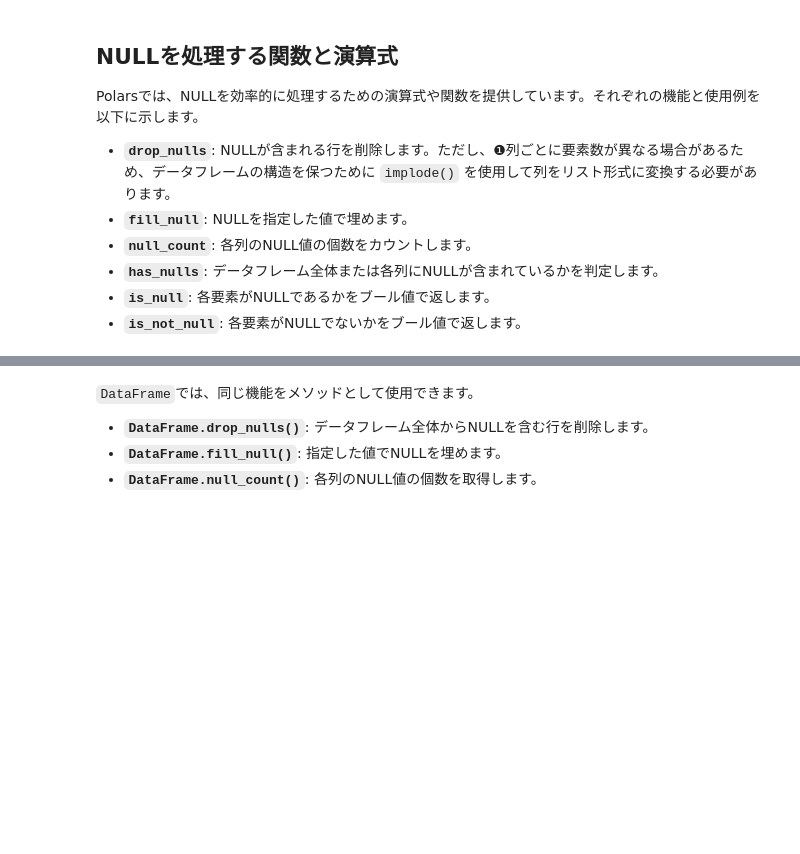
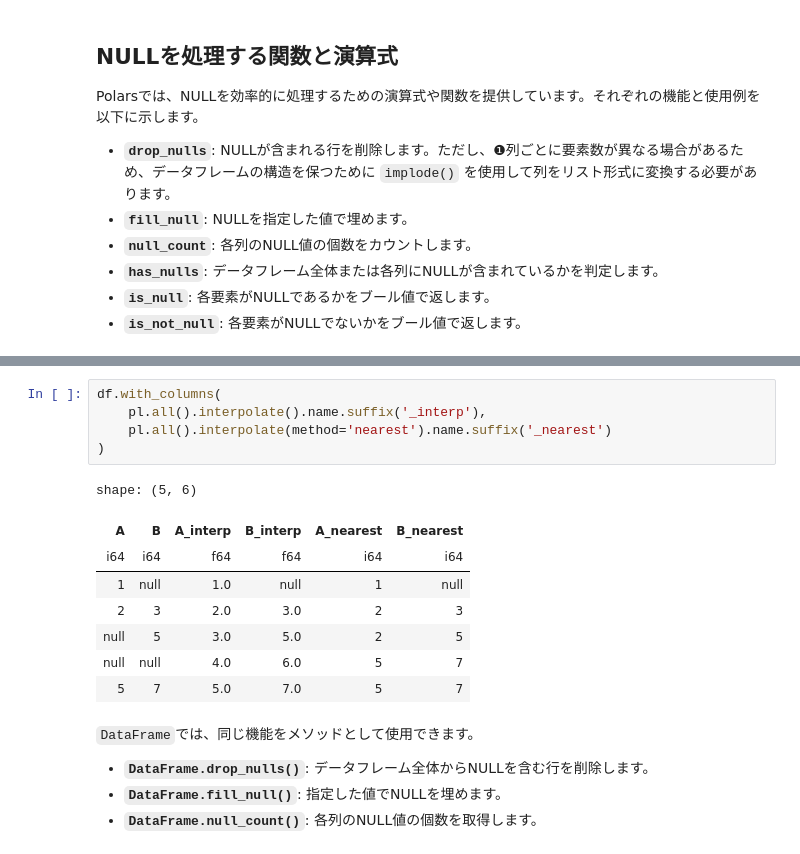
Before and after one commit to ruoyu0088/polars_guide, a Jupyter notebook: polars_guide/045_polars_null.ipynb, the cells around one changed output, grey strips where cells are left out. Cells and saved outputs as stored; diff of their text form; blank space fills up the shorter version.

```diff
--- a/polars_guide/045_polars_null.ipynb
+++ b/polars_guide/045_polars_null.ipynb
@@ -62,3 +88,17 @@ row(df, df1, df2, df3, df4, df5)
+# %%
+df.with_columns(
+    pl.all().interpolate().name.suffix('_interp'),
+    pl.all().interpolate(method='nearest').name.suffix('_nearest')
+)
+# %% [output]
+shape: (5, 6)
+| A | B | A_interp | B_interp | A_nearest | B_nearest |
+| i64 | i64 | f64 | f64 | i64 | i64 |
+| 1 | null | 1.0 | null | 1 | null |
+| 2 | 3 | 2.0 | 3.0 | 2 | 3 |
+| null | 5 | 3.0 | 5.0 | 2 | 5 |
+| null | null | 4.0 | 6.0 | 5 | 7 |
+| 5 | 7 | 5.0 | 7.0 | 5 | 7 |
 # %% [markdown]
 `DataFrame`では、同じ機能をメソッドとして使用できます。
 
```
Also changed, not shown: parts of 5 cells of this notebook, 6 other files.
